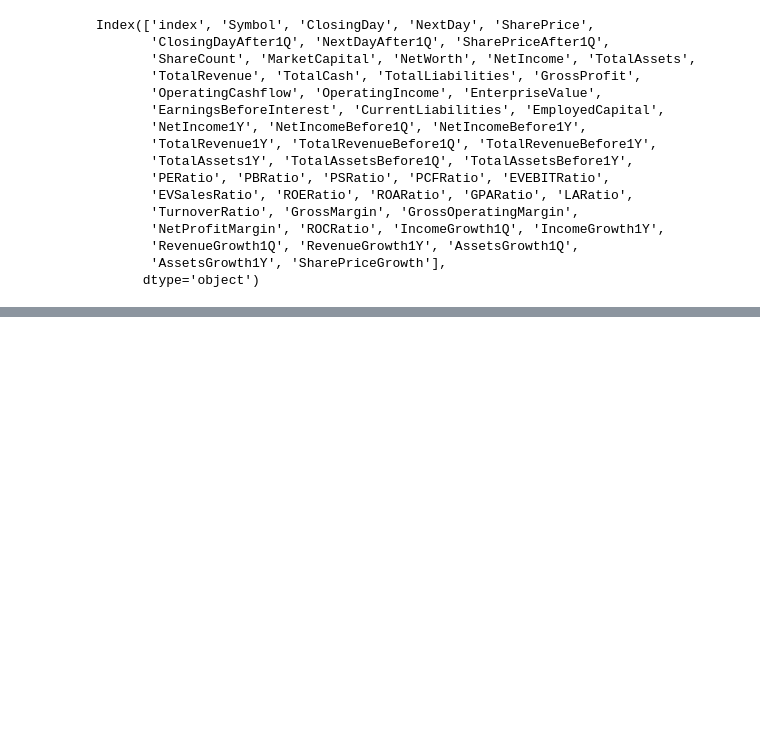
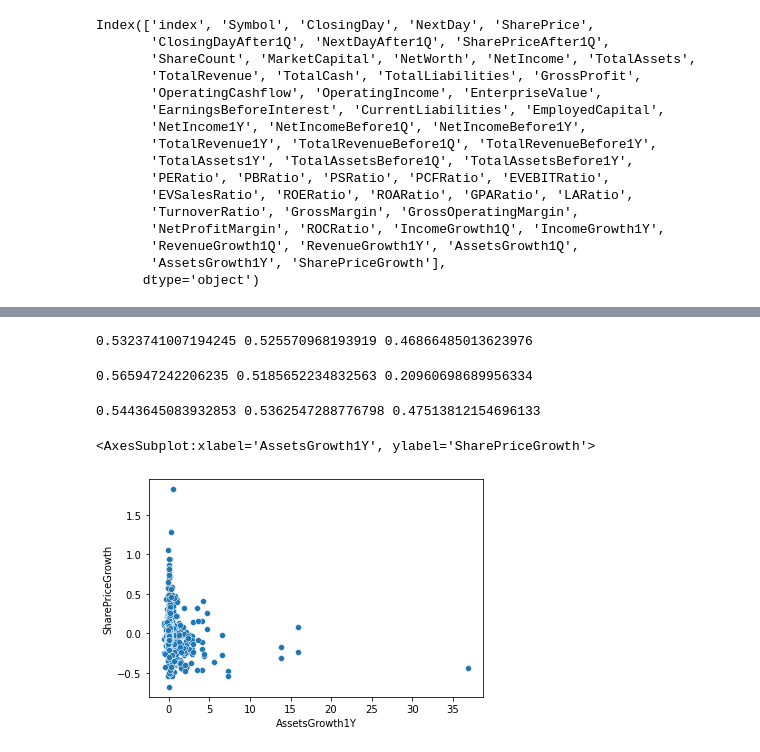
Before and after one commit to panda5176/quantata, a Jupyter notebook: examples/ml.ipynb, the cells around one changed output, grey strips where cells are left out. Saved outputs shown, nothing was run; the diff lists cells and outputs as text; code cells hidden in the pictures; blank space fills up the shorter version.

```diff
--- a/examples/ml.ipynb
+++ b/examples/ml.ipynb
@@ -361,0 +499,35 @@ print(acc_dtc_4p, roc_auc_dtc_4p, f1_dtc_4p)
+# %%
+model_dtc_dropped_8f = DecisionTreeClassifier()
+model_dtc_dropped_8f.fit(x_train_dropped_8f, y_train_dropped_8f)
+y_pred_dtc_dropped_8f = model_dtc_dropped_8f.predict(x_test_dropped_8f)
+acc_dtc_dropped_8f = accuracy_score(y_test_dropped_8f, y_pred_dtc_dropped_8f)
+roc_auc_dtc_dropped_8f = roc_auc_score(y_test_dropped_8f, y_pred_dtc_dropped_8f)
+f1_dtc_dropped_8f = f1_score(y_test_dropped_8f, y_pred_dtc_dropped_8f)
+print(acc_dtc_dropped_8f, roc_auc_dtc_dropped_8f, f1_dtc_dropped_8f)
+# %% [output]
+0.5323741007194245 0.525570968193919 0.46866485013623976
+# %%
+model_lrc_dropped_8f = LogisticRegression()
+model_lrc_dropped_8f.fit(x_train_dropped_8f, y_train_dropped_8f)
+y_pred_lrc_dropped_8f = model_lrc_dropped_8f.predict(x_test_dropped_8f)
+acc_lrc_dropped_8f = accuracy_score(y_test_dropped_8f, y_pred_lrc_dropped_8f)
+roc_auc_lrc_dropped_8f = roc_auc_score(y_test_dropped_8f, y_pred_lrc_dropped_8f)
+f1_lrc_dropped_8f = f1_score(y_test_dropped_8f, y_pred_lrc_dropped_8f)
+print(acc_lrc_dropped_8f, roc_auc_lrc_dropped_8f, f1_lrc_dropped_8f)
+# %% [output]
+0.565947242206235 0.5185652234832563 0.20960698689956334
+# %%
+model_vc_dropped_8f = VotingClassifier([("DTC", DecisionTreeClassifier()), ("RFC", RandomForestClassifier()), ("LRC", LogisticRegression())], voting="soft")
+model_vc_dropped_8f.fit(x_train_dropped_8f, y_train_dropped_8f)
+y_pred_vc_dropped_8f = model_vc_dropped_8f.predict(x_test_dropped_8f)
+acc_vc_dropped_8f = accuracy_score(y_test_dropped_8f, y_pred_vc_dropped_8f)
+roc_auc_vc_dropped_8f = roc_auc_score(y_test_dropped_8f, y_pred_vc_dropped_8f)
+f1_vc_dropped_8f = f1_score(y_test_dropped_8f, y_pred_vc_dropped_8f)
+print(acc_vc_dropped_8f, roc_auc_vc_dropped_8f, f1_vc_dropped_8f)
+# %% [output]
+0.5443645083932853 0.5362547288776798 0.47513812154696133
+# %%
+sns.scatterplot(df_dropped.AssetsGrowth1Y, df_dropped.SharePriceGrowth)
+# %% [output]
+<AxesSubplot:xlabel='AssetsGrowth1Y', ylabel='SharePriceGrowth'>
+[figure, added]
```
Also changed, not shown: parts of 50 cells of this notebook.
